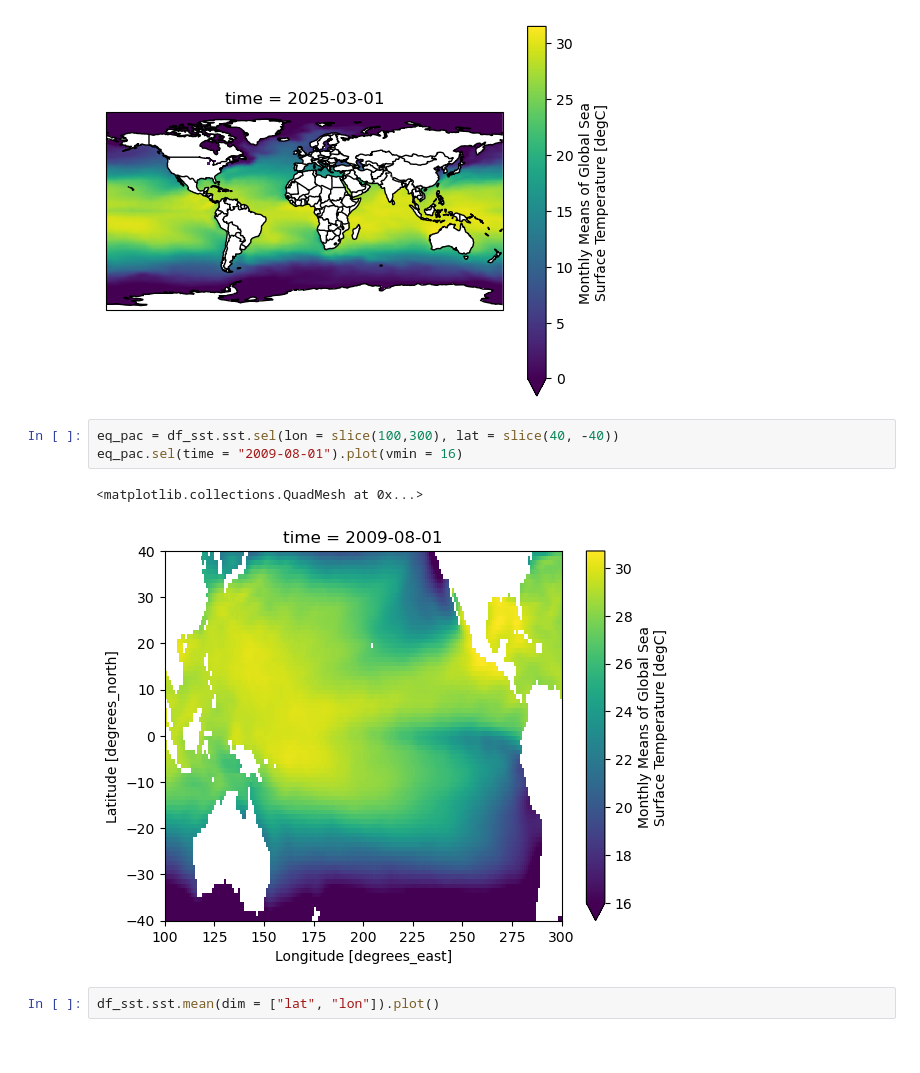
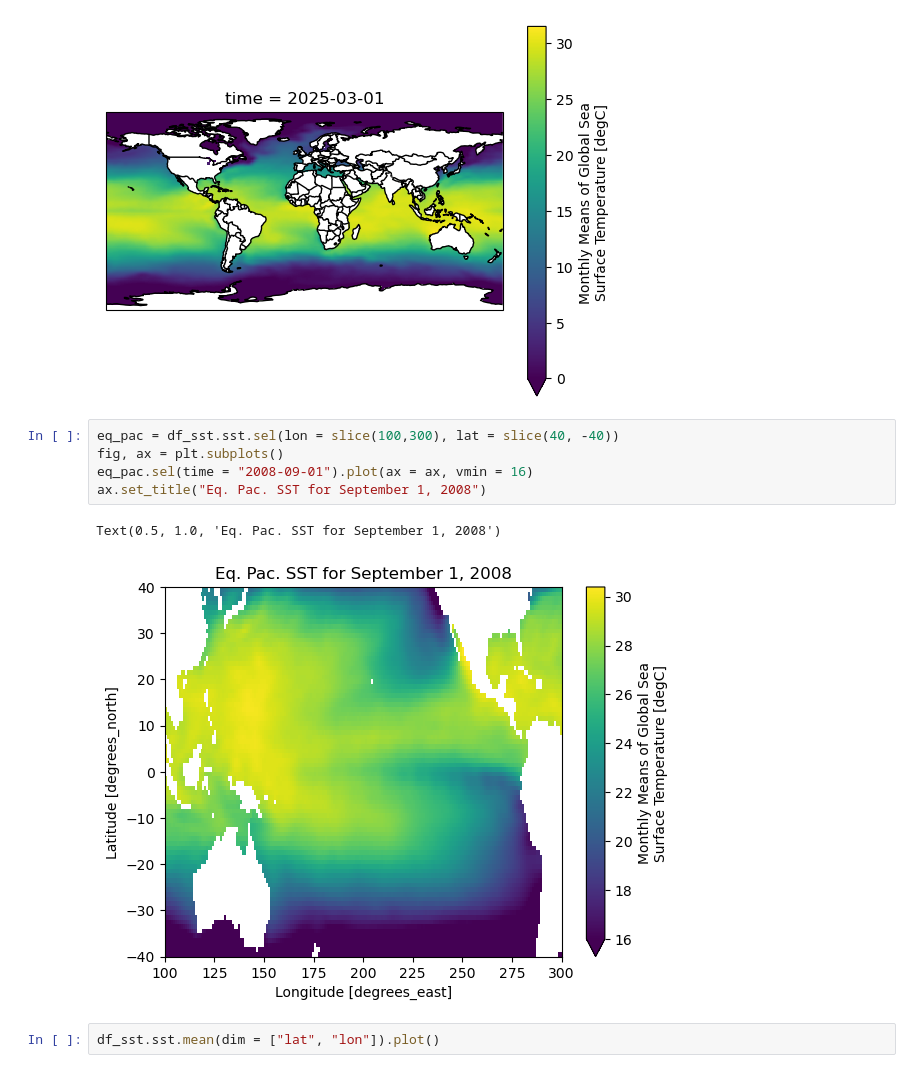
Before and after one commit to ellisterling/enso-predictor, a Jupyter notebook: testing.ipynb, the cells around one changed output. Cells and saved outputs as stored; diff of their text form.

```diff
--- a/testing.ipynb
+++ b/testing.ipynb
@@ -40,10 +40,12 @@ ax.coastlines();
 [figure]
 # %%
 eq_pac = df_sst.sst.sel(lon = slice(100,300), lat = slice(40, -40))
-eq_pac.sel(time = "2009-08-01").plot(vmin = 16)
+fig, ax = plt.subplots()
+eq_pac.sel(time = "2008-09-01").plot(ax = ax, vmin = 16)
+ax.set_title("Eq. Pac. SST for September 1, 2008")
 # %% [output]
-<matplotlib.collections.QuadMesh at 0x...>
+Text(0.5, 1.0, 'Eq. Pac. SST for September 1, 2008')
-[figure, old version]
+[figure, new version]
 # %%
 df_sst.sst.mean(dim = ["lat", "lon"]).plot()
 # %% [output]
```
Also changed, not shown: parts of 17 cells of this notebook.
